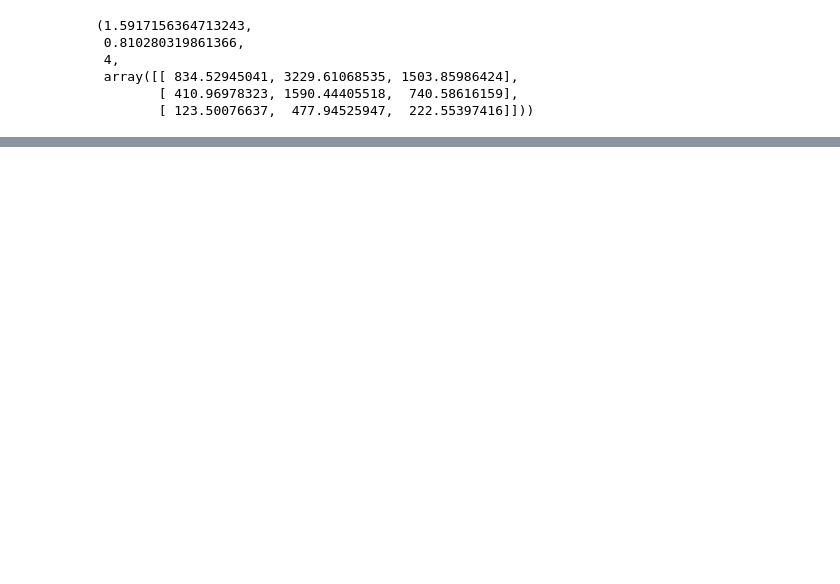
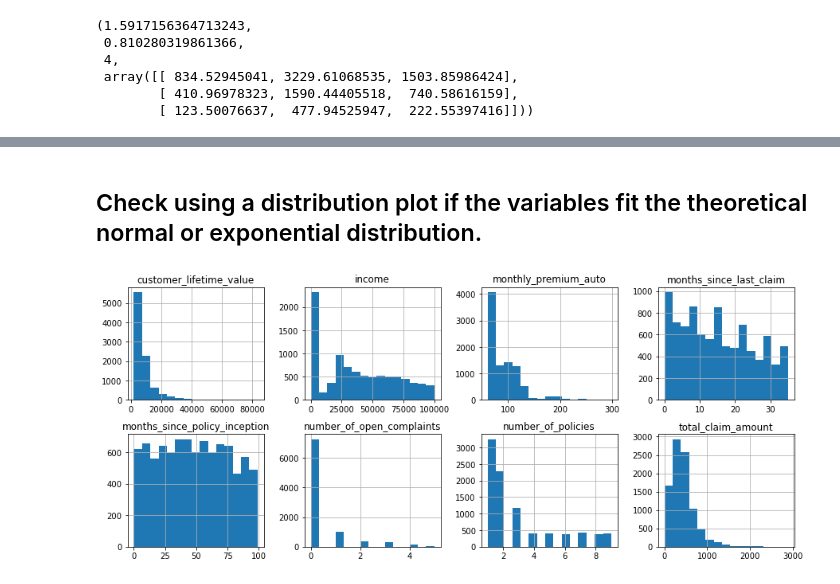
Before and after one commit to StarskyAndHutsch/lab-cleaning-numerical-data, a Jupyter notebook: files_for_lab/lab-cleaning-numerical-data.ipynb, the cells around one changed output, grey strips where cells are left out. Saved outputs shown, nothing was run; the diff lists cells and outputs as text; code cells hidden in the pictures; blank space fills up the shorter version.

```diff
--- a/files_for_lab/lab-cleaning-numerical-data.ipynb
+++ b/files_for_lab/lab-cleaning-numerical-data.ipynb
@@ -261,0 +356,5 @@ sns.histplot(data=customer_df, x="Effective To Date")
+# %%
+customer_df['day'] = pd.DatetimeIndex(customer_df['effective_to_date']).day
+customer_df['month'] = pd.DatetimeIndex(customer_df['effective_to_date']).month
+customer_df['year'] = pd.DatetimeIndex(customer_df['effective_to_date']).year
+customer_df.head()
@@ -261,0 +400,3 @@ sns.histplot(data=customer_df, x="Effective To Date")
+# %%
+numerical = customer_df._get_numeric_data()
+numerical.head()
@@ -261,0 +410,6 @@ sns.histplot(data=customer_df, x="Effective To Date")
+# %% [markdown]
+## Check using a distribution plot if the variables fit the theoretical normal or exponential distribution.
+# %%
+numerical.hist(bins=15, figsize=(15, 6), layout=(2, 4));
+# %% [output]
+[figure, added]
```
Also changed, not shown: parts of 41 cells of this notebook, 1 other file.
